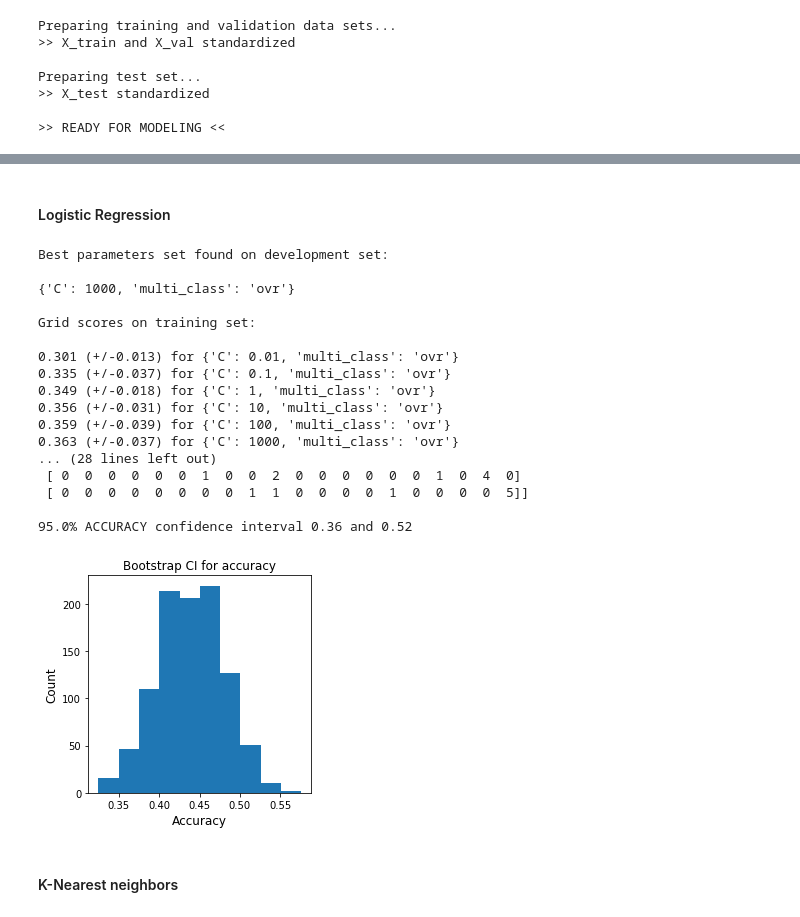
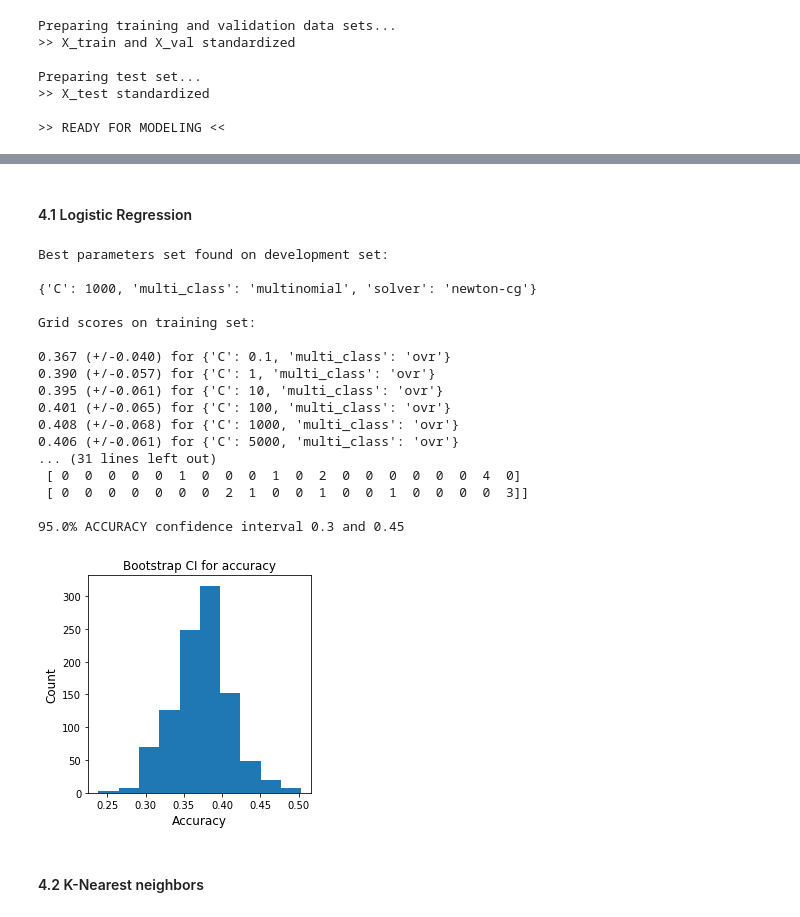
Before and after one commit to natetsang/Image-Classification-ML, a Jupyter notebook: GradProject_NB3.ipynb, the cells around one changed output, grey strips where cells are left out. Drawn from its saved outputs; the diff is of its cells as text; code cells hidden in the pictures.

```diff
--- a/GradProject_NB3.ipynb
+++ b/GradProject_NB3.ipynb
@@ -93,7 +110,7 @@ def find_best_features(n_best_features = 10, useAllFeatures=False):
                                                       y,
                                                       test_size=0.1,
                                                       random_state=42)
-
+    # Scale data and fit model to it
     standard_X = StandardScaler().fit_transform(X_train)
     model = ExtraTreesClassifier(n_estimators=100, random_state=42)
 
@@ -101,11 +118,13 @@ def find_best_features(n_best_features = 10, useAllFeatures=False):
     model.fit(standard_X, y_train)
     print(model.feature_importances_)
     important_features = model.feature_importances_
+
+    # Determine best features to keep
     best_features = important_features.argsort()[-n_best_features:][::-1]
     print(f"Top {n_best_features} best features: {best_features}")
     best_features = [ f'ft{i}' for i in best_features]
     return best_features
 
-features = find_best_features(n_best_features=10, useAllFeatures=False)
+features = find_best_features(n_best_features=10, useAllFeatures=True)
 features
 # %% [output]
@@ -127,12 +158,11 @@ X_train, X_val, y_train, y_val = train_test_split(X, y, test_size=0.1, random_st
 # Standardize training and validation data sets
 scaler = StandardScaler()
 X_train = scaler.fit_transform(X_train)
-X_val = scaler.transform(X_val)
+X_val = scaler.fit_transform(X_val)
 print(">> X_train and X_val standardized \n")
 
 # Prepare test set for modeling by selecting features and standardize
 print("Preparing test set...")
-scaler = StandardScaler()
 X_test = test_df[features]
 X_test = scaler.fit_transform(X_test)
 print(">> X_test standardized")
@@ -166,10 +199,10 @@ def CV_with_GridSearch(estimator, h_parameters, cv):
     cv (int) -- number of folds to use in cross validation
 
     Returns:
-        dict of most optimal parameters based on CV
+        optimal model and dict of most optimal parameters based on CV
     """
-    # scoring is "accuracy" by default
-    clf = GridSearchCV(estimator, h_parameters, cv=3)
+    # Establish GridSearchCV
+    clf = GridSearchCV(estimator, param_grid=h_parameters, scoring='accuracy', cv=10)
     clf.fit(X_train, y_train)
 
     best_params = clf.best_params_
@@ -177,13 +210,14 @@ def CV_with_GridSearch(estimator, h_parameters, cv):
     print(best_params)
     print("\nGrid scores on training set:\n")
 
+    # CV results
     means = clf.cv_results_['mean_test_score']
     stds = clf.cv_results_['std_test_score']
     for mean, std, params in zip(means, stds, clf.cv_results_['params']):
         print("%0.3f (+/-%0.03f) for %r"
-              % (mean, std * 2, params))
+              % (mean, std*2, params))
 
-    return best_params
+    return clf.best_estimator_, best_params
 # %%
 def estimate_model_results(final_estimator, bootstrap_results=False):
     """
@@ -199,6 +233,7 @@ def estimate_model_results(final_estimator, bootstrap_results=False):
         acc_val (float) -- validation accuracy
         acc_bounds (list) -- confidence intervals for validation accuracy
     """
+    # Fit model to training data
     final_estimator.fit(X_train, y_train)
     acc_train = final_estimator.score(X_train, y_train)
     y_pred = final_estimator.predict(X_val)
@@ -206,13 +241,13 @@ def estimate_model_results(final_estimator, bootstrap_results=False):
 
     confusion_matrix = metrics.confusion_matrix(y_val, y_pred)
 
-    print('Train labeling accuracy:', str(round(acc_train*100,2)),'%')
+    print('\nTrain labeling accuracy:', str(round(acc_train*100,2)),'%')
     print('Val labeling accuracy:', str(round(acc_val*100,2)),'%')
     print('\nConfusion matrix:\n', confusion_matrix)
     if bootstrap_results:
         acc_bounds = bootstrap_metrics(1000, 0.95, final_estimator, X_val, y_val)
 
-    return final_estimator, round(acc_val,2), acc_bounds
+    return final_estimator, round(acc_train,2), round(acc_val,2), acc_bounds
 # %%
 def bootstrap_metrics(num_iterations, alpha, model, X_val, y_val):
     """
@@ -291,50 +333,45 @@ def plot_bootstrap_results(bootstrapped_accuracy):
 # %% [markdown]
-#### Logistic Regression
+#### 4.1 Logistic Regression
 # %%
 # Step 1: Model
-log_reg_estimator = LogisticRegression(random_state=10)
+log_reg_estimator = LogisticRegression(solver='lbfgs', random_state=10, max_iter=1000)
 
 # Step 2: Identify Hyperparameters
 hyper_parameters = [{'multi_class': ['ovr'],
-                     'C': [0.01, 0.1, 1, 10, 100, 1000]},
+                     'C': [0.1, 1, 10, 100, 1000, 5000, 10000]},
                     {'multi_class': ['multinomial'],
-                     'C': [0.01, 0.1, 1, 10, 100, 1000],
+                     'C': [0.1, 1, 10, 100, 1000, 5000, 10000],
                      'solver': ['newton-cg']}]
 
 # Step 3: Find Best Hyperparameters via CV GridSearch
-best_params = CV_with_GridSearch(log_reg_estimator,
+log_reg_classifier, best_params = CV_with_GridSearch(log_reg_estimator,
                                  hyper_parameters,
                                  cv=10)
 
-# Step 4: Fit Model via Best Hyperparameters
-log_reg_classifier = LogisticRegression(random_state=10,
-                                        C=1000,
-                                        multi_class='ovr')
-
-# Step 5: Evaluate model accuracy and confidence interval
-log_reg_classifier, validation_accuracy_log_reg, confidence_interval_log_reg = (
+# Step 4: Evaluate model accuracy and confidence interval
+log_reg_classifier, train_accuracy_log_reg, validation_accuracy_log_reg, confidence_interval_log_reg = (
     estimate_model_results(log_reg_classifier, bootstrap_results=True) )
 # %% [output]
 Best parameters set found on development set:
 
-{'C': 1000, 'multi_class': 'ovr'}
+{'C': 1000, 'multi_class': 'multinomial', 'solver': 'newton-cg'}
 
 Grid scores on training set:
 
-0.301 (+/-0.013) for {'C': 0.01, 'multi_class': 'ovr'}
-0.335 (+/-0.037) for {'C': 0.1, 'multi_class': 'ovr'}
-0.349 (+/-0.018) for {'C': 1, 'multi_class': 'ovr'}
-0.356 (+/-0.031) for {'C': 10, 'multi_class': 'ovr'}
-0.359 (+/-0.039) for {'C': 100, 'multi_class': 'ovr'}
-0.363 (+/-0.037) for {'C': 1000, 'multi_class': 'ovr'}
-... (28 lines left out)
- [ 0  0  0  0  0  0  1  0  0  2  0  0  0  0  0  0  1  0  4  0]
- [ 0  0  0  0  0  0  0  0  1  1  0  0  0  0  1  0  0  0  0  5]]
+0.367 (+/-0.040) for {'C': 0.1, 'multi_class': 'ovr'}
+0.390 (+/-0.057) for {'C': 1, 'multi_class': 'ovr'}
+0.395 (+/-0.061) for {'C': 10, 'multi_class': 'ovr'}
+0.401 (+/-0.065) for {'C': 100, 'multi_class': 'ovr'}
+0.408 (+/-0.068) for {'C': 1000, 'multi_class': 'ovr'}
+0.406 (+/-0.061) for {'C': 5000, 'multi_class': 'ovr'}
+... (31 lines left out)
+ [ 0  0  0  0  0  1  0  0  0  1  0  2  0  0  0  0  0  0  4  0]
+ [ 0  0  0  0  0  0  0  2  1  0  0  1  0  0  1  0  0  0  0  3]]
 
-95.0% ACCURACY confidence interval 0.36 and 0.52
+95.0% ACCURACY confidence interval 0.3 and 0.45
-[figure, old version]
+[figure, new version]
 # %% [markdown]
-#### K-Nearest neighbors
+#### 4.2 K-Nearest neighbors
 # %%
 # Step 1: Model
 knn_estimator = KNeighborsClassifier()
```
Also changed, not shown: parts of 34 cells of this notebook, 3 other files.
